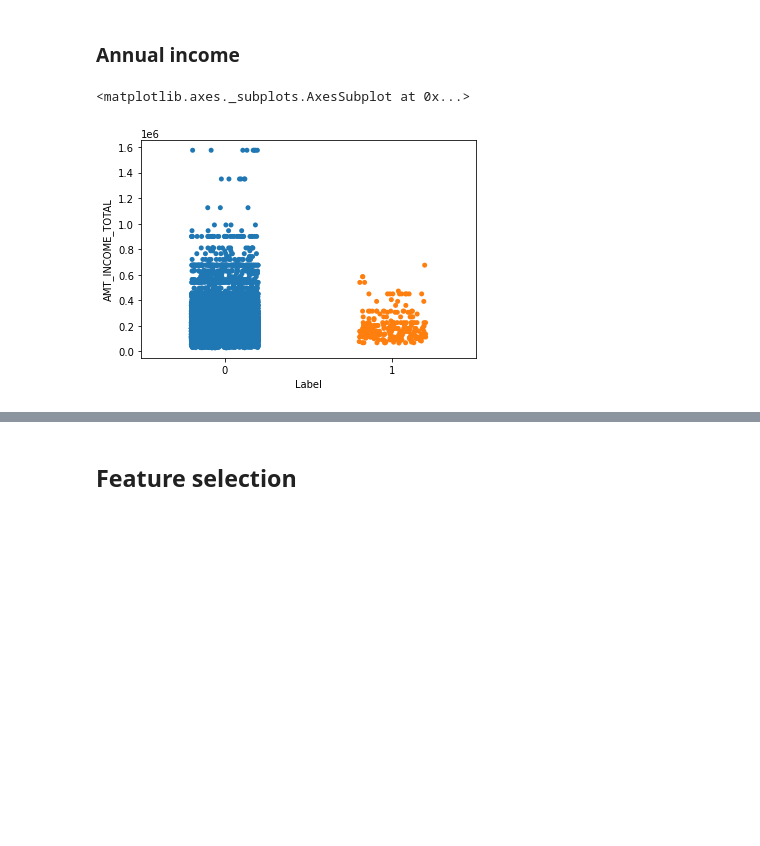
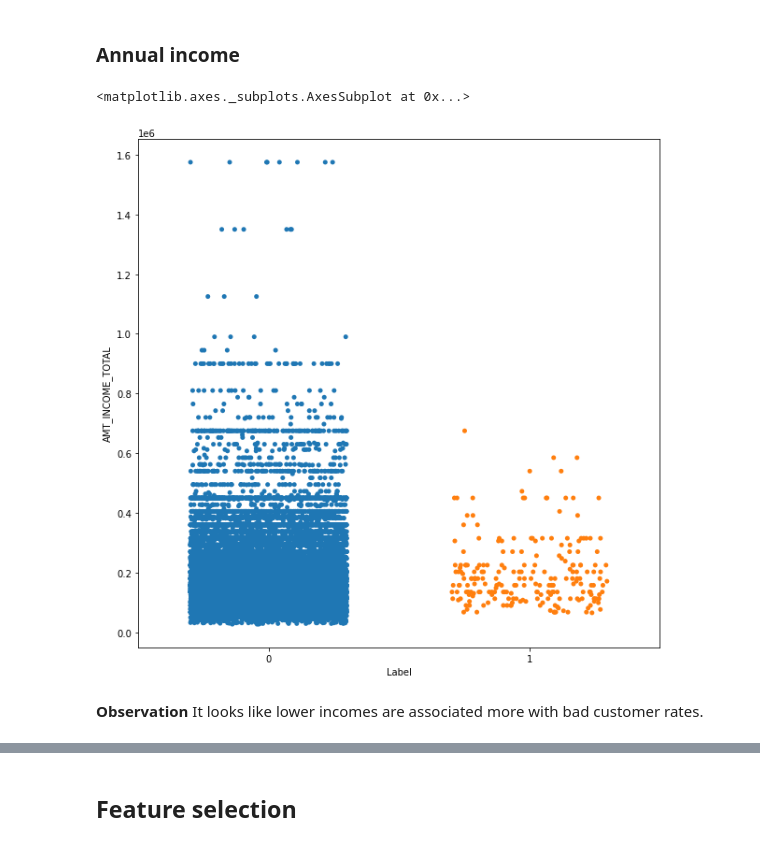
Before and after one commit to jmoschos/Credit-score-approval, a Jupyter notebook: Credit_score.ipynb, the cells around one changed output, grey strips where cells are left out. Saved outputs shown, nothing was run; the diff lists cells and outputs as text; code cells hidden in the pictures; blank space fills up the shorter version.

```diff
--- a/Credit_score.ipynb
+++ b/Credit_score.ipynb
@@ -492,0 +513,2 @@ for i,label in enumerate(labels):
+# %%
+new_data.CNT_CHILDREN = np.where(new_data.CNT_CHILDREN>=4, 4 ,new_data.CNT_CHILDREN)
@@ -493,8 +526,11 @@ for i,label in enumerate(labels):
 # %% [markdown]
 ### Annual income
 # %%
-sns.stripplot(x = new_data.Label, y = new_data.AMT_INCOME_TOTAL, jitter = 0.2)
+plt.figure(figsize=(10,10))
+sns.stripplot(x = new_data.Label, y = new_data.AMT_INCOME_TOTAL, jitter = 0.3)
 # %% [output]
 <matplotlib.axes._subplots.AxesSubplot at 0x...>
-[figure, old version]
+[figure, new version]
+# %% [markdown]
+**Observation** It looks like lower incomes are associated more with bad customer rates.
 # %%
```
Also changed, not shown: parts of 19 cells of this notebook.
